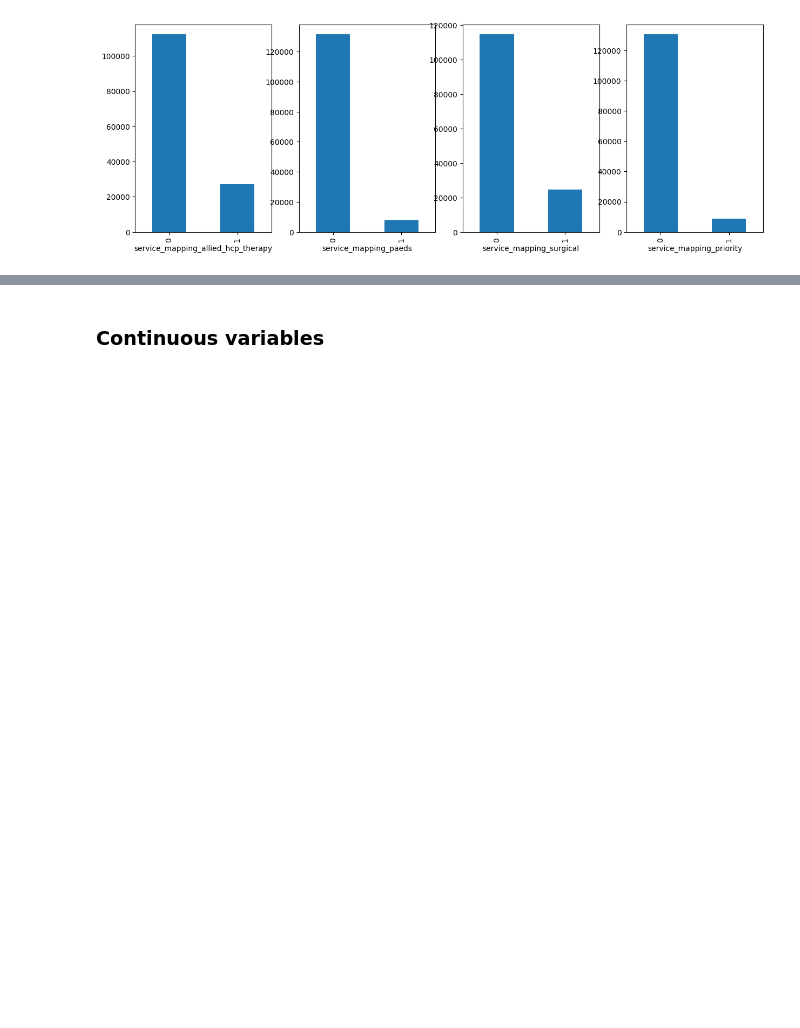
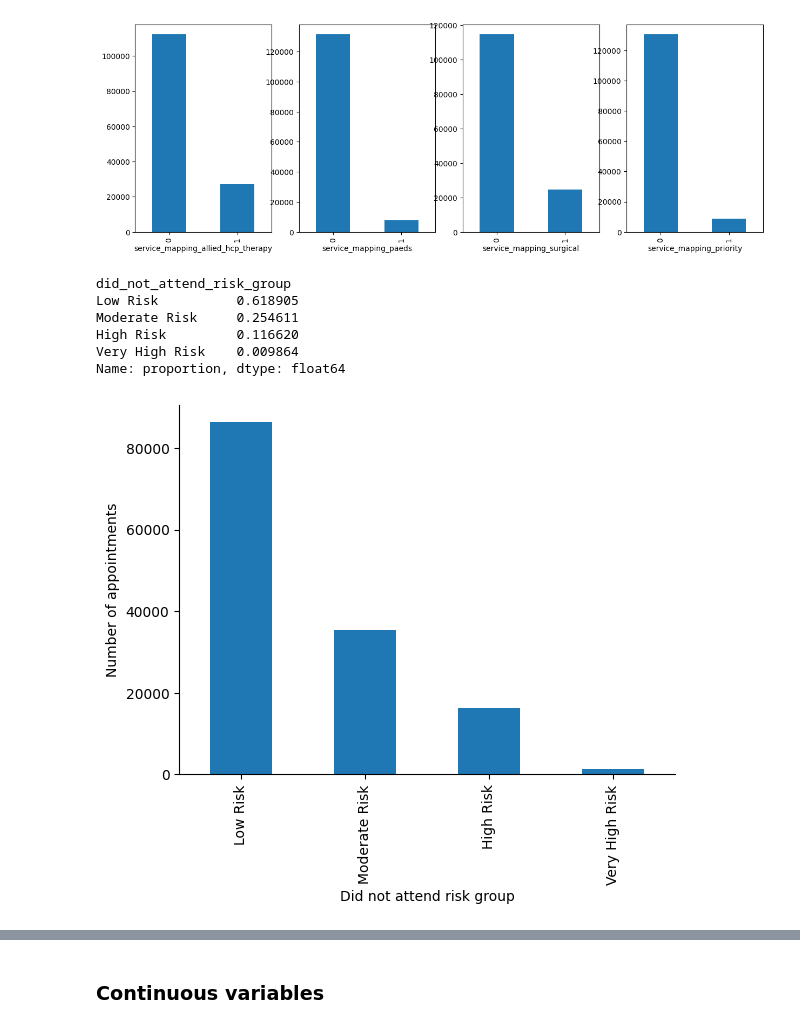
Before and after one commit to hallucinojenlee/hds_dna, a Jupyter notebook: scripts/plots_historic_appts.ipynb, the cells around one changed output, grey strips where cells are left out. Drawn from its saved outputs; the diff is of its cells as text; code cells hidden in the pictures; blank space fills up the shorter version.

```diff
--- a/scripts/plots_historic_appts.ipynb
+++ b/scripts/plots_historic_appts.ipynb
@@ -233,4 +237,22 @@ data["service_mapping_priority"].value_counts().sort_index().plot(kind='bar', ax
 # %% [output]
 <Axes: xlabel='service_mapping_priority'>
 [figure]
+# %%
+# Plot bar chart for did_not_attend_risk_group
+ax = data["did_not_attend_risk_group"].value_counts().plot(kind='bar')
+ax.set_xlabel("Did not attend risk group")
+ax.set_ylabel("Number of appointments")
+
+ax.spines['top'].set_visible(False)
+ax.spines['right'].set_visible(False)
+
+print(data["did_not_attend_risk_group"].value_counts(normalize=True))
+# %% [output]
+did_not_attend_risk_group
+Low Risk          0.618905
+Moderate Risk     0.254611
+High Risk         0.116620
+Very High Risk    0.009864
+Name: proportion, dtype: float64
+[figure, added]
 # %%
```
Also changed, not shown: parts of 8 cells of this notebook, 1 other file.
